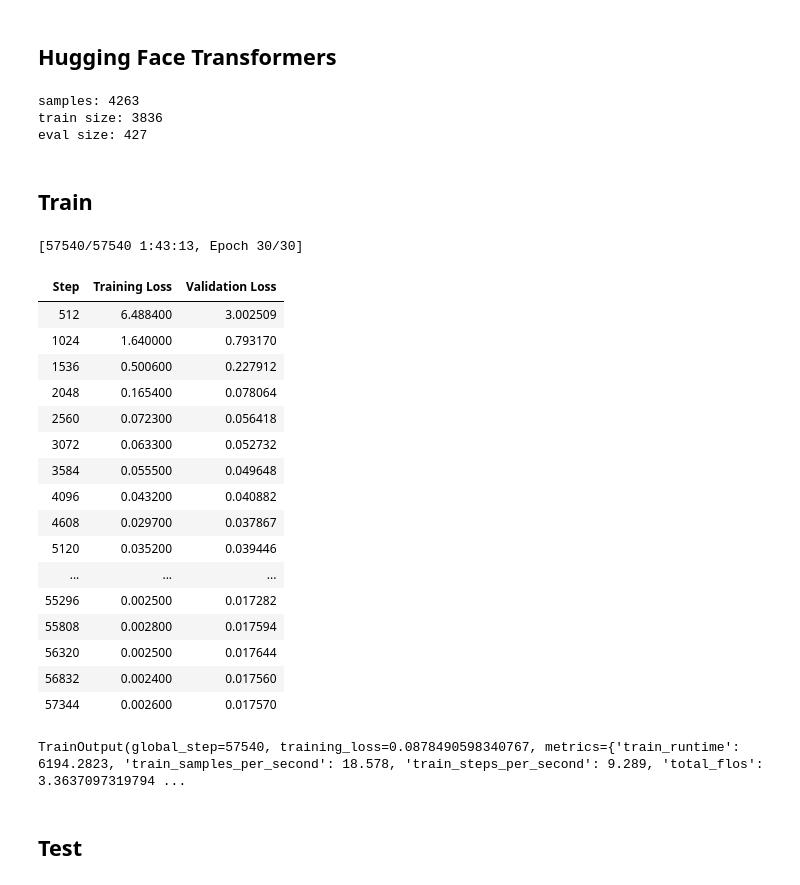
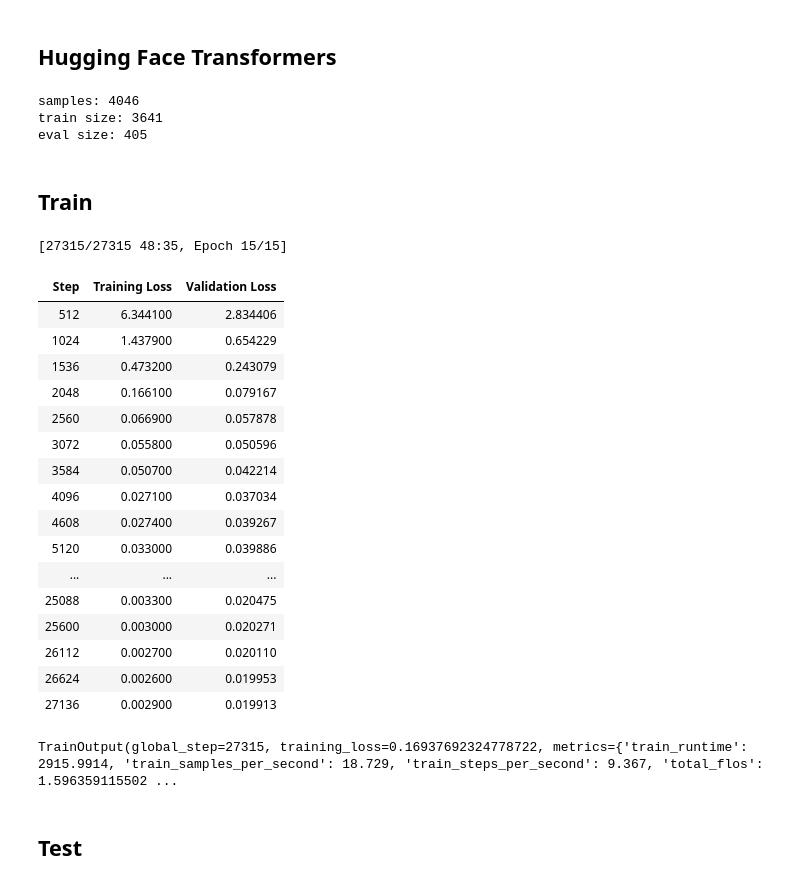
Before and after one commit to JoeyShapiro/GPT-Scratch-TimeSeries, a Jupyter notebook: gpt-timeseries.ipynb, the cells around one changed output. Saved outputs shown, nothing was run; the diff lists cells and outputs as text; code cells hidden in the pictures.

```diff
--- a/gpt-timeseries.ipynb
+++ b/gpt-timeseries.ipynb
@@ -190,7 +190,8 @@ import pandas as pd
 import numpy as np
 
 class GPTDataset(Dataset):
-    def __init__(self, stride=128, window=None, files=None, samples_per_file=512): # |None
+    # could do gen_crop
+    def __init__(self, stride=128, window=None, files=None, samples_per_file=512, normalize=True): # |None
         self.files = files
 
         max_length = 1024
@@ -212,7 +213,10 @@ class GPTDataset(Dataset):
                 self.min_val = df.min()
                 self.max_val = df.max()
 
-            norm_df = (df - df.min()) * (50_257-2) / ( df.max() - df.min() )
+            if normalize:
+                norm_df = (df - df.min()) * (50_257-2) / ( df.max() - df.min() )
+            else:
+                norm_df = df
             n_cols = 1#norm_df.shape[1]
 
             tokens = norm_df.values.flatten().astype(int)
@@ -389,7 +393,7 @@ class GPTModelForTrainer(PreTrainedModel):
 from pathlib import Path
 
 # input_files = [str(file) for file in Path('.').glob('00*.csv')]
-input_files = ['rcalix-clean.csv']
+input_files = ['rcalix-clean-train.csv']
 
 dataset = GPTDataset(files=input_files, window=block_size, samples_per_file=None, stride=11)
 
@@ -402,9 +406,9 @@ train_dataset, eval_dataset = torch.utils.data.random_split(dataset, [train_size
 print('train size:', len(train_dataset))
 print('eval size:', len(eval_dataset))
 # %% [output]
-samples: 4263
-train size: 3836
-eval size: 427
+samples: 4046
+train size: 3641
+eval size: 405
 # %% [markdown]
 ## Train
 # %%
@@ -417,7 +421,7 @@ output_dir = Path('models') / time.strftime("%y-%m-%d_%H")
 
 training_args = TrainingArguments(
     output_dir=output_dir,
-    num_train_epochs=30,
+    num_train_epochs=15,
     per_device_train_batch_size=batch_size,
     per_device_eval_batch_size=batch_size,
     eval_steps=eval_interval,
@@ -428,51 +432,51 @@ training_args = TrainingArguments(
     # fp16=True,  # if you want to use mixed precision training
     eval_strategy="steps",
     logging_dir="./logs",
     logging_steps=eval_interval,
     dataloader_pin_memory=False,
 )
 
 # Wrap the model
 config = GPTConfig(
     block_size=block_size,
     vocab_size=vocab_size,
     n_embd=n_embd,
     n_head=n_head,
     n_layer=n_layer,
     dropout=dropout,
 )
 
 model_for_trainer = GPTModelForTrainer(config)
 
 trainer = Trainer(
     model=model_for_trainer,
     args=training_args,
     train_dataset=train_dataset,
     eval_dataset=eval_dataset,
 )
 
 # Start training
 trainer.train()
 # %% [output]
-[57540/57540 1:43:13, Epoch 30/30]
+[27315/27315 48:35, Epoch 15/15]
 | Step | Training Loss | Validation Loss |
-| 512 | 6.488400 | 3.002509 |
-| 1024 | 1.640000 | 0.793170 |
-| 1536 | 0.500600 | 0.227912 |
-| 2048 | 0.165400 | 0.078064 |
-| 2560 | 0.072300 | 0.056418 |
-| 3072 | 0.063300 | 0.052732 |
-| 3584 | 0.055500 | 0.049648 |
-| 4096 | 0.043200 | 0.040882 |
-| 4608 | 0.029700 | 0.037867 |
-| 5120 | 0.035200 | 0.039446 |
+| 512 | 6.344100 | 2.834406 |
+| 1024 | 1.437900 | 0.654229 |
+| 1536 | 0.473200 | 0.243079 |
+| 2048 | 0.166100 | 0.079167 |
+| 2560 | 0.066900 | 0.057878 |
+| 3072 | 0.055800 | 0.050596 |
+| 3584 | 0.050700 | 0.042214 |
+| 4096 | 0.027100 | 0.037034 |
+| 4608 | 0.027400 | 0.039267 |
+| 5120 | 0.033000 | 0.039886 |
 | ... | ... | ... |
-| 55296 | 0.002500 | 0.017282 |
-| 55808 | 0.002800 | 0.017594 |
-| 56320 | 0.002500 | 0.017644 |
-| 56832 | 0.002400 | 0.017560 |
-| 57344 | 0.002600 | 0.017570 |
+| 25088 | 0.003300 | 0.020475 |
+| 25600 | 0.003000 | 0.020271 |
+| 26112 | 0.002700 | 0.020110 |
+| 26624 | 0.002600 | 0.019953 |
+| 27136 | 0.002900 | 0.019913 |
-TrainOutput(global_step=57540, training_loss=0.0878490598340767, metrics={'train_runtime': 6194.2823, 'train_samples_per_second': 18.578, 'train_steps_per_second': 9.289, 'total_flos': 3.3637097319794 ...
+TrainOutput(global_step=27315, training_loss=0.16937692324778722, metrics={'train_runtime': 2915.9914, 'train_samples_per_second': 18.729, 'train_steps_per_second': 9.367, 'total_flos': 1.596359115502 ...
 # %% [markdown]
 ## Test
 # %%
```
Also changed, not shown: parts of 7 cells of this notebook, 1 other file.
